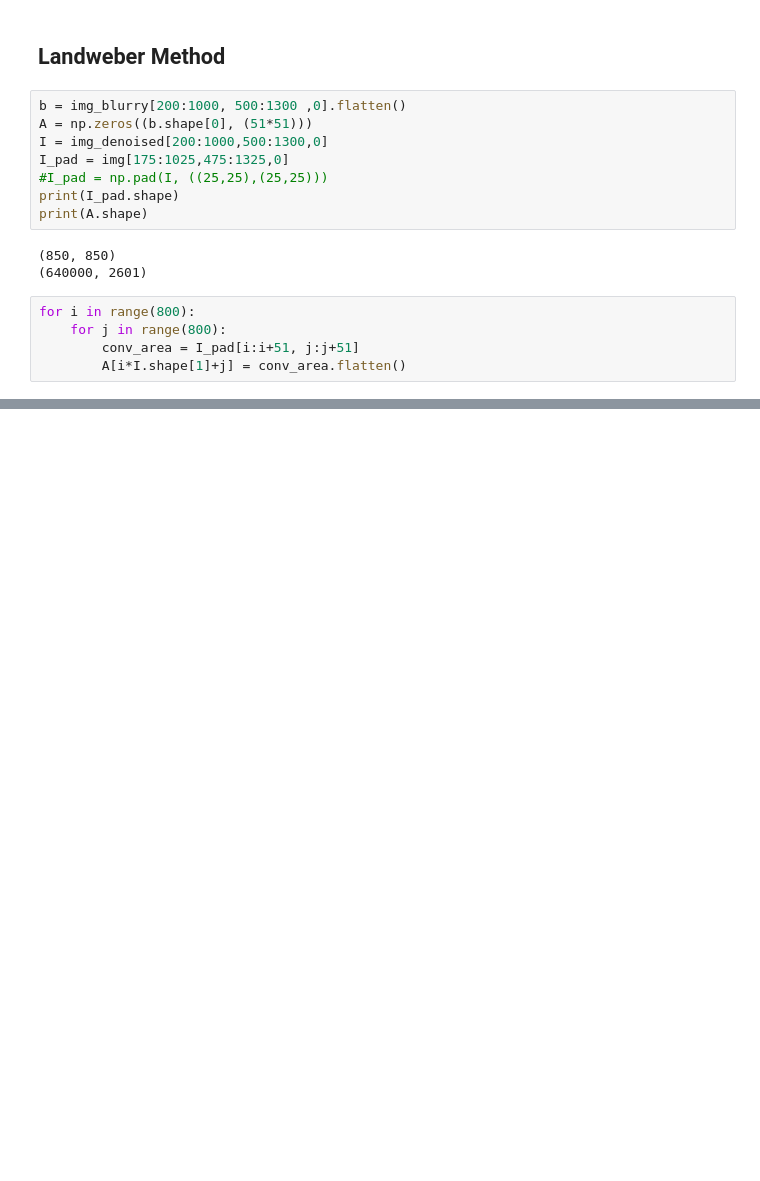
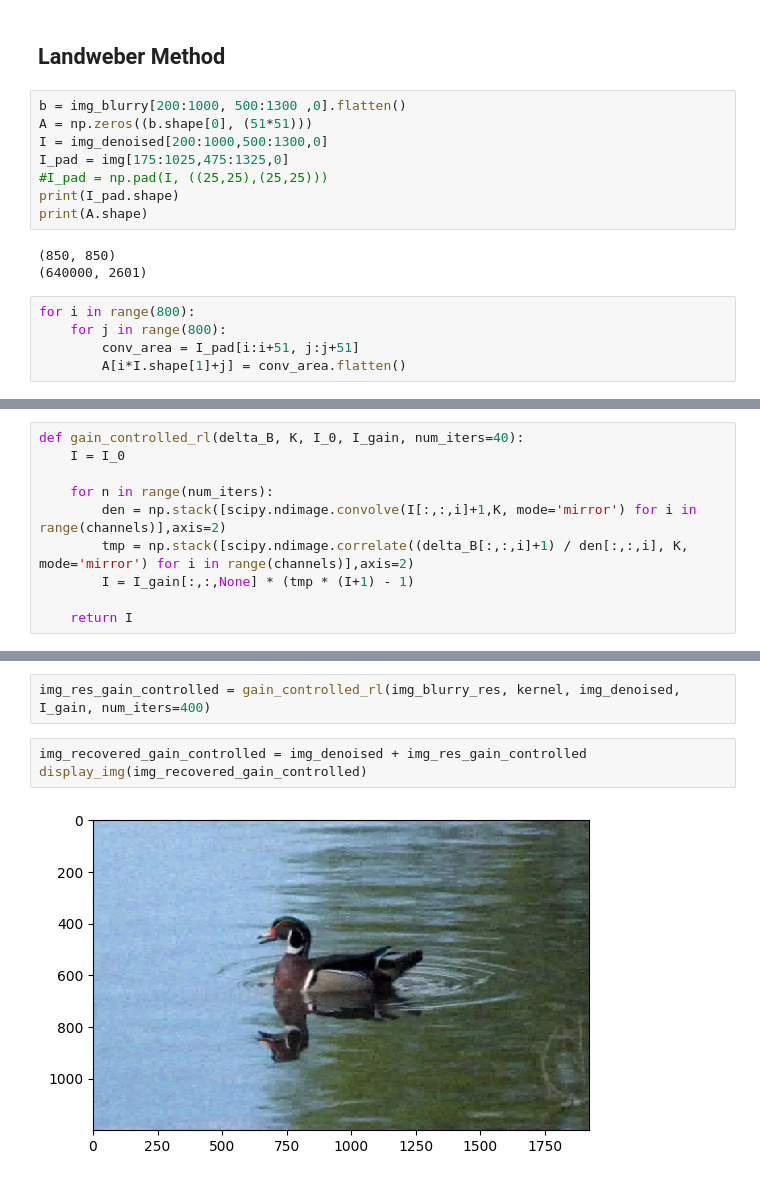
Before and after one commit to WesleyVong/cs445_final_project, a Jupyter notebook: final_project.ipynb, the cells around one changed output, grey strips where cells are left out. Drawn from its saved outputs; the diff is of its cells as text; blank space fills up the shorter version.

```diff
--- a/final_project.ipynb
+++ b/final_project.ipynb
@@ -148,0 +208,10 @@ plt.imshow(k_rec_landweber.reshape((51,51)), cmap='gray')
+# %%
+def gain_controlled_rl(delta_B, K, I_0, I_gain, num_iters=40):
+    I = I_0
+
+    for n in range(num_iters):
+        den = np.stack([scipy.ndimage.convolve(I[:,:,i]+1,K, mode='mirror') for i in range(channels)],axis=2)
+        tmp = np.stack([scipy.ndimage.correlate((delta_B[:,:,i]+1) / den[:,:,i], K, mode='mirror') for i in range(channels)],axis=2)
+        I = I_gain[:,:,None] * (tmp * (I+1) - 1)
+
+    return I
@@ -148,0 +224,7 @@ plt.imshow(k_rec_landweber.reshape((51,51)), cmap='gray')
+# %%
+img_res_gain_controlled = gain_controlled_rl(img_blurry_res, kernel, img_denoised, I_gain, num_iters=400)
+# %%
+img_recovered_gain_controlled = img_denoised + img_res_gain_controlled
+display_img(img_recovered_gain_controlled)
+# %% [output]
+[figure, added]
```
Also changed, not shown: parts of 23 cells of this notebook.
